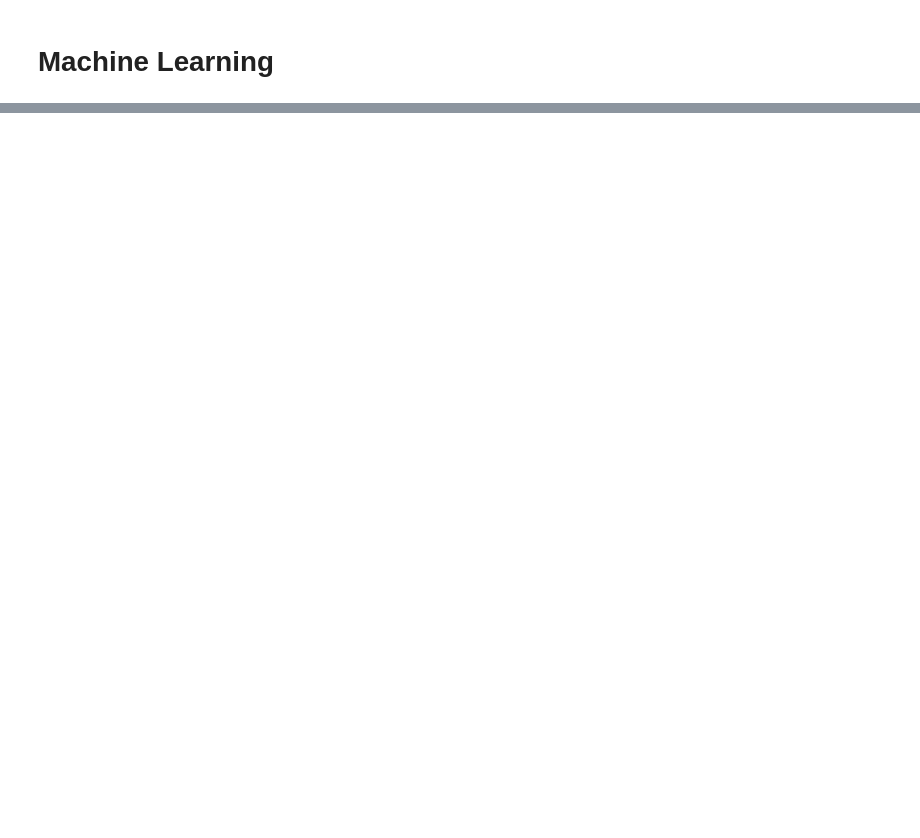
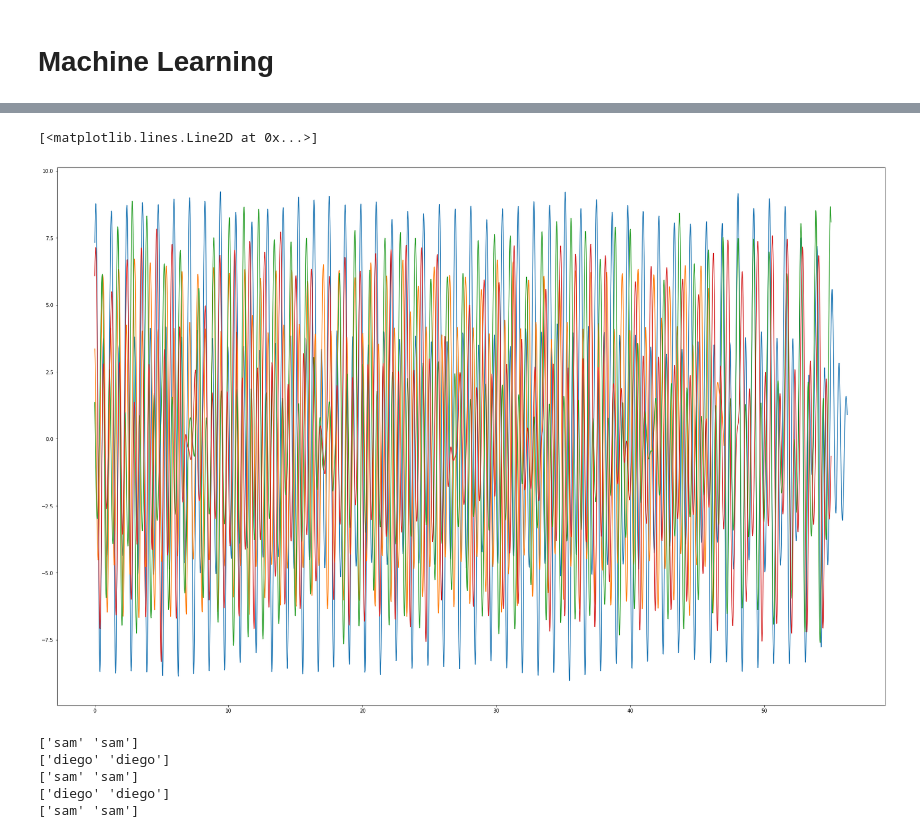
Before and after one commit to asd881018/Sensors-Noise-and-Walking-Human-Activity-Analysis, a Jupyter notebook: src.ipynb, the cells around one changed output, grey strips where cells are left out. Saved outputs shown, nothing was run; the diff lists cells and outputs as text; code cells hidden in the pictures; blank space fills up the shorter version.

```diff
--- a/src.ipynb
+++ b/src.ipynb
@@ -259,0 +250,76 @@ ensemble
+# %%
+test1 = butterworth(process_file('data/diego_lp50.csv'))
+test2 = butterworth(process_file('data/diego_rp50.csv'))
+test3 = butterworth(process_file('data/matt_lp50.csv'))
+test4 = butterworth(process_file('data/matt_rp50.csv'))
+test5 = butterworth(process_file('data/sam_lp50.csv'))
+test6 = butterworth(process_file('data/sam_rp50.csv'))
+
+start = 10
+indexNames = test1[ test1['seconds'] < start ].index
+test1.drop(indexNames , inplace=True)
+
+test1['seconds'] = test1['seconds'] - start
+
+start = 10
+indexNames = test2[ test2['seconds'] < start ].index
+test2.drop(indexNames , inplace=True)
+
+test2['seconds'] = test2['seconds'] - start
+
+start = 35
+indexNames = test6[ test6['seconds'] < start].index
+test6.drop(indexNames , inplace=True)
+end = 90
+indexNames = test6[ test6['seconds'] > end].index
+test6.drop(indexNames , inplace=True)
+
+test6['seconds'] = test6['seconds'] - start
+
+start = 35
+indexNames = test5[ test5['seconds'] < start ].index
+test5.drop(indexNames , inplace=True)
+end = 90
+indexNames = test5[ test5['seconds'] > end ].index
+test5.drop(indexNames , inplace=True)
+
+test5['seconds'] = test5['seconds'] - start
+# %%
+plt.plot(test1['seconds'],test1['y'] + test1['z'])
+plt.plot(test2['seconds'],test2['y'] + test2['z'])
+# plt.plot(test3['seconds'],test3['y'])
+plt.plot(test5['seconds'], test5['y'] + test5['z'])
+plt.plot(test6['seconds'], test6['y']+ test6['z'])
+# %% [output]
+[<matplotlib.lines.Line2D at 0x...>]
+[figure, added]
+# %%
+predicts = []
+
+for i in [ test1, test6]:
+    i['combined'] = i['y'] +  i['z']
+    predicts.append(np.asarray(i['combined']))
+
+dfpredicts = pd.DataFrame(predicts).dropna(axis = 1)
+
+
+dfpredicts = dfpredicts.drop(dfpredicts.iloc[:, 116:], axis = 1)
+bpreditctions = bayes_model.predict(dfpredicts)
+kpreditctions = knn_model.predict(dfpredicts)
+rfpredicts = rf_model.predict(dfpredicts)
+# svcpredicts = svc_model.predict(dfpredicts)
+nnpredicts = nn_model.predict(dfpredicts)
+enpredicts = en_model.predict(dfpredicts)
+
+print(bpreditctions)
+print(kpreditctions)
+print(rfpredicts)
+# print(svcpredicts)
+print(nnpredicts)
+print(enpredicts)
+# %% [output]
+['sam' 'sam']
+['diego' 'diego']
+['sam' 'sam']
+['diego' 'diego']
+['sam' 'sam']
```
Also changed, not shown: parts of 9 cells of this notebook.
